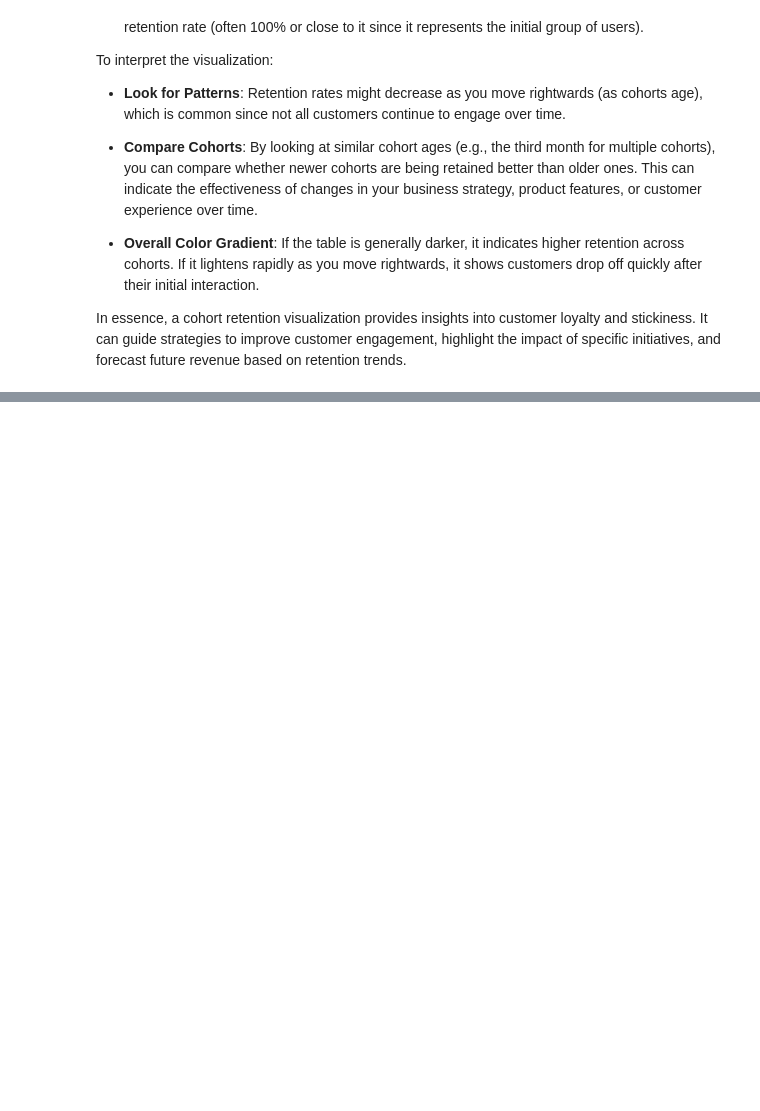
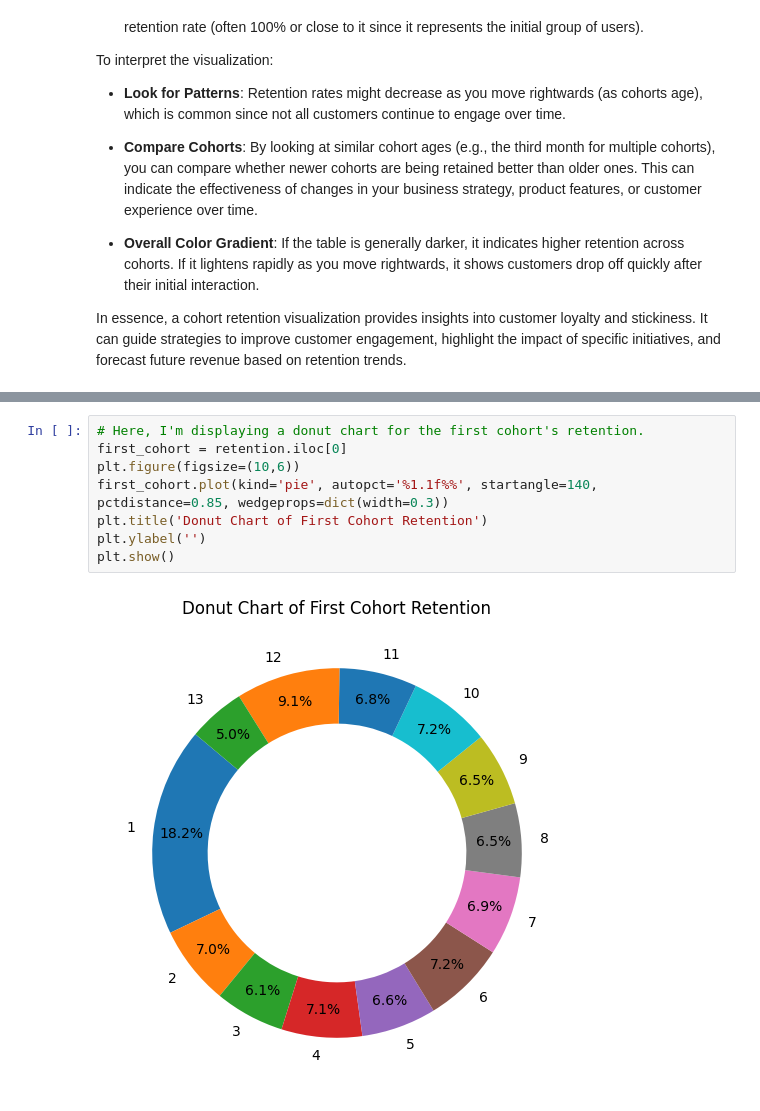
Before and after one commit to ajits-github/TimeSeries_CohortAndChurn_Analysis_With_OnlineRetailData, a Jupyter notebook: TimeSeries_CohortAndChurn_Analysis_With_OnlineRetailData.ipynb, the cells around one changed output, grey strips where cells are left out. Saved outputs shown, nothing was run; the diff lists cells and outputs as text; blank space fills up the shorter version.

Commit message:
Donut

```diff
--- a/TimeSeries_CohortAndChurn_Analysis_With_OnlineRetailData.ipynb
+++ b/TimeSeries_CohortAndChurn_Analysis_With_OnlineRetailData.ipynb
@@ -418,0 +429,10 @@ In essence, a cohort retention visualization provides insights into customer loy
+# %%
+# Here, I'm displaying a donut chart for the first cohort's retention.
+first_cohort = retention.iloc[0]
+plt.figure(figsize=(10,6))
+first_cohort.plot(kind='pie', autopct='%1.1f%%', startangle=140, pctdistance=0.85, wedgeprops=dict(width=0.3))
+plt.title('Donut Chart of First Cohort Retention')
+plt.ylabel('')
+plt.show()
+# %% [output]
+[figure, added]
```
Also changed, not shown: parts of 1 cell of this notebook.
